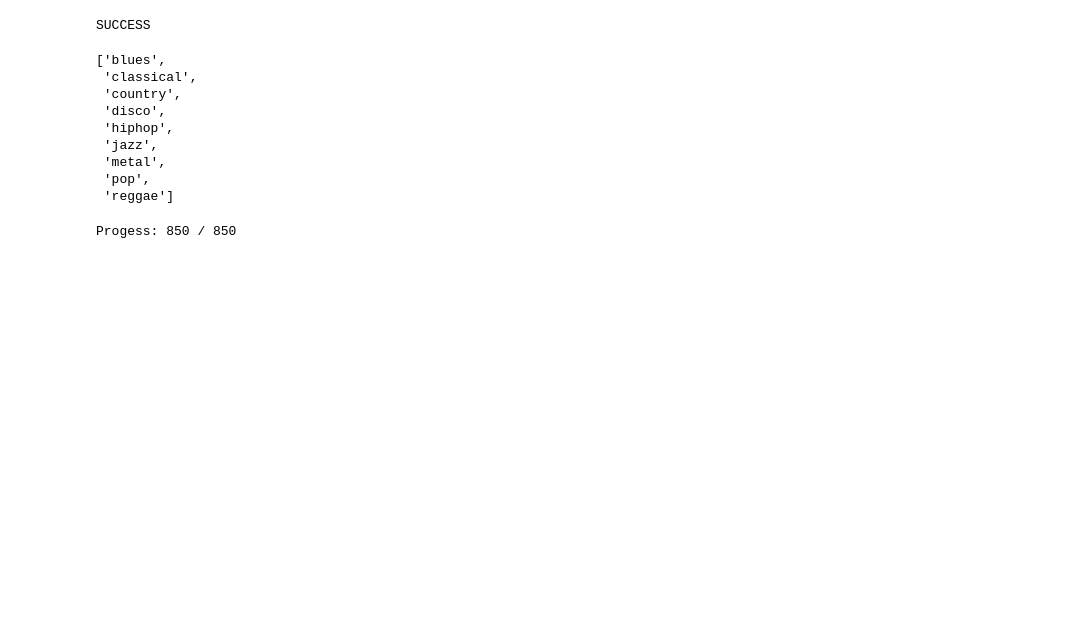
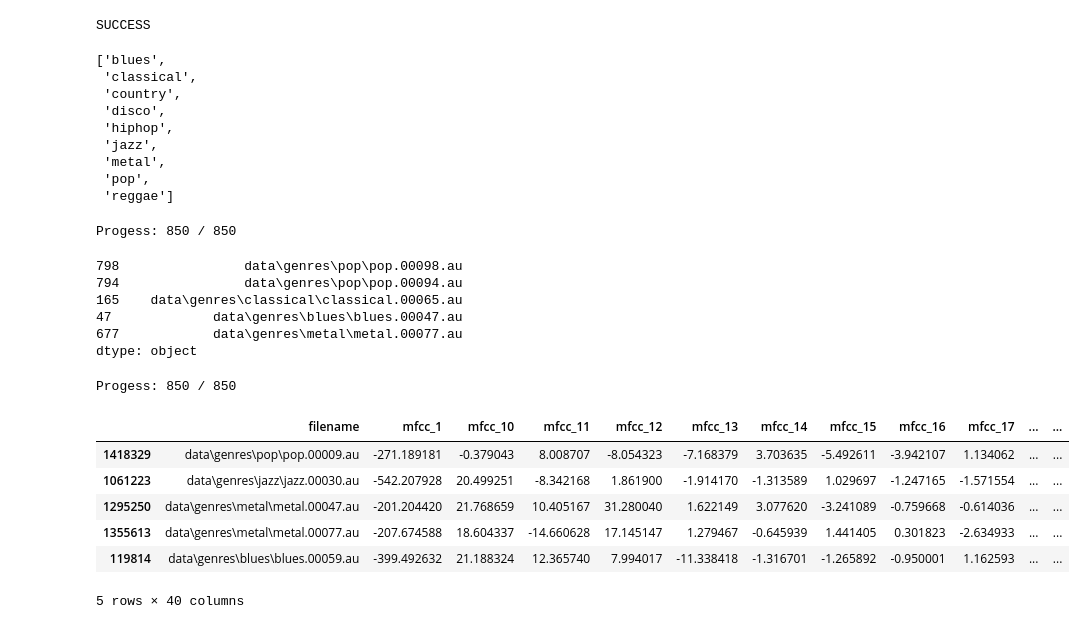
Before and after one commit to yura03101995/ProjectX, a Jupyter notebook: Preprocessing.ipynb, the cells around one changed output. Saved outputs shown, nothing was run; the diff lists cells and outputs as text; code cells hidden in the pictures; blank space fills up the shorter version.

```diff
--- a/Preprocessing.ipynb
+++ b/Preprocessing.ipynb
@@ -121,3 +121,32 @@ for i, (f, mfcc) in enumerate(mfccs.items()):
     np.save(os.path.join(DST_PATH, '/'.join(f.split('\\')[-2:])), mfcc)
 # %% [output]
 Progess: 850 / 850
+# %%
+filenames = pd.Series(list(mfccs.keys()))
+filenames.sample(5)
+# %% [output]
+798                data\genres\pop\pop.00098.au
+794                data\genres\pop\pop.00094.au
+165    data\genres\classical\classical.00065.au
+47             data\genres\blues\blues.00047.au
+677            data\genres\metal\metal.00077.au
+dtype: object
+# %%
+column_names = ['filename'] + ['mfcc_' + str(i) for i  in range(1, 40)]
+df_mfccs = pd.DataFrame(columns=column_names)
+for i, (filename, mfcc) in enumerate(mfccs.items()):
+    print("Progess: %d / %d" % (i + 1, len(mfccs)), end='\r')
+    df_sample = pd.DataFrame(mfcc.T, columns=['mfcc_' + str(i) for i  in range(1, 40)])
+    df_sample['filename'] = filename
+    df_mfccs = pd.concat([df_mfccs, df_sample],
+                             axis=0, ignore_index=True)
+df_mfccs.sample(5)
+# %% [output]
+Progess: 850 / 850
+|  | filename | mfcc_1 | mfcc_10 | mfcc_11 | mfcc_12 | mfcc_13 | mfcc_14 | mfcc_15 | mfcc_16 | mfcc_17 | ... | ... |
+| 1418329 | data\genres\pop\pop.00009.au | -271.189181 | -0.379043 | 8.008707 | -8.054323 | -7.168379 | 3.703635 | -5.492611 | -3.942107 | 1.134062 | ... | ... |
+| 1061223 | data\genres\jazz\jazz.00030.au | -542.207928 | 20.499251 | -8.342168 | 1.861900 | -1.914170 | -1.313589 | 1.029697 | -1.247165 | -1.571554 | ... | ... |
+| 1295250 | data\genres\metal\metal.00047.au | -201.204420 | 21.768659 | 10.405167 | 31.280040 | 1.622149 | 3.077620 | -3.241089 | -0.759668 | -0.614036 | ... | ... |
+| 1355613 | data\genres\metal\metal.00077.au | -207.674588 | 18.604337 | -14.660628 | 17.145147 | 1.279467 | -0.645939 | 1.441405 | 0.301823 | -2.634933 | ... | ... |
+| 119814 | data\genres\blues\blues.00059.au | -399.492632 | 21.188324 | 12.365740 | 7.994017 | -11.338418 | -1.316701 | -1.265892 | -0.950001 | 1.162593 | ... | ... |
+5 rows × 40 columns
```
Also changed, not shown: parts of 30 cells of this notebook, 9 other files.
